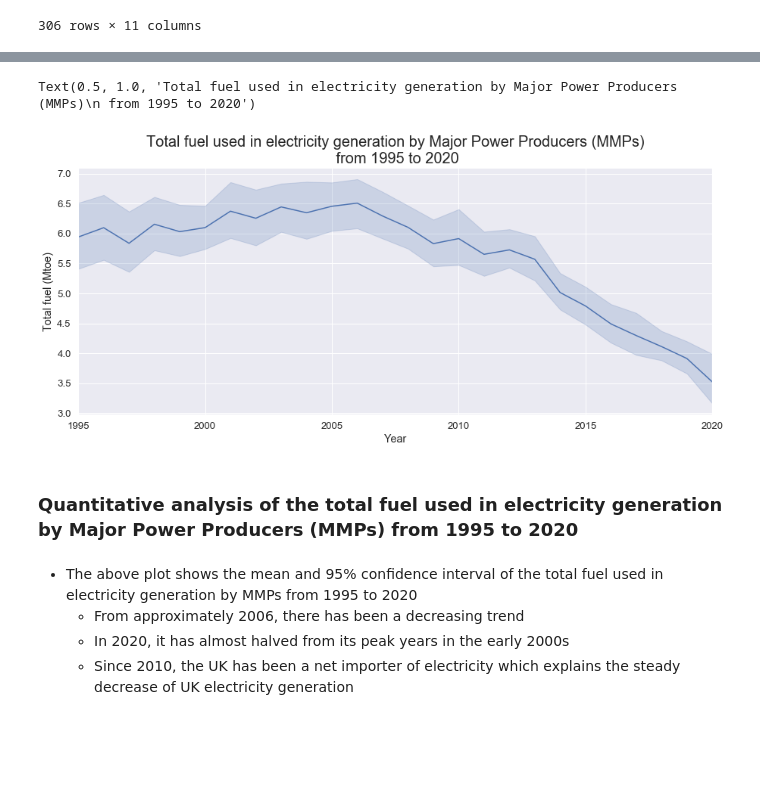
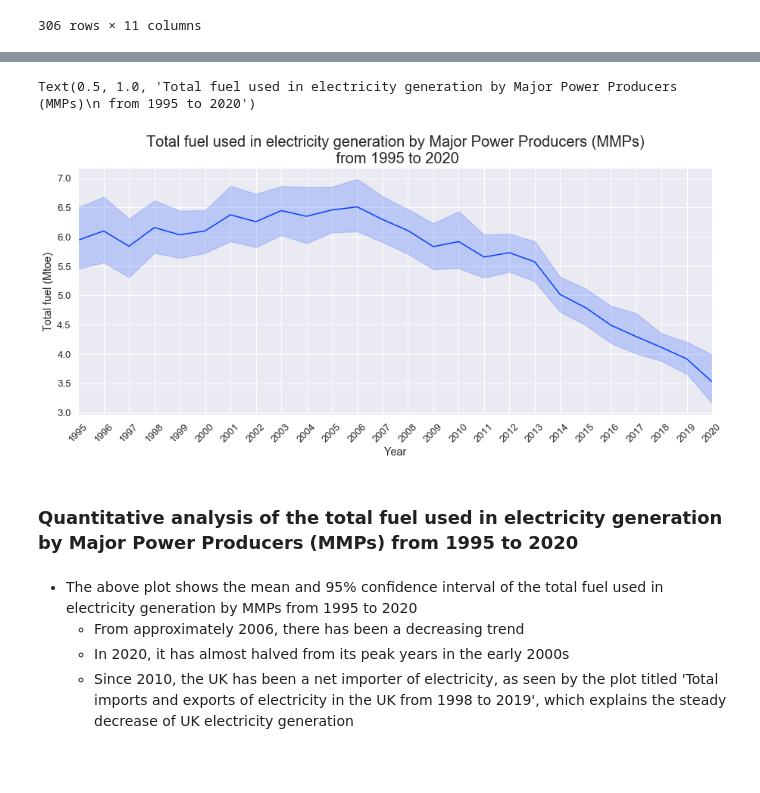
Before and after one commit to abbielms/Big_Data_Challenge_2020, a Jupyter notebook: Big_Data_Challenge_2020.ipynb, the cells around one changed output, grey strips where cells are left out. Drawn from its saved outputs; the diff is of its cells as text; code cells hidden in the pictures.

Commit message:
Add imports/exports of electricity graph to Q3

```diff
--- a/Big_Data_Challenge_2020.ipynb
+++ b/Big_Data_Challenge_2020.ipynb
@@ -39,8 +39,8 @@ def load_excel_data(path, sheet_name=None, index_col=0):
 # %%
 # Load Excel data from Table 5.3, sheet 'Month'
 
-elec_gen_by_MPP_Q2_months = load_excel_data('ET_5.3_AUG_20.xls', sheet_name='Month', index_col=3)
-elec_gen_by_MPP_Q2_months
+elec_gen_by_MPP_months = load_excel_data('ET_5.3_AUG_20.xls', sheet_name='Month', index_col=3)
+elec_gen_by_MPP_months
 # %% [output]
 |  | Unnamed: 0 | Unnamed: 1 | Total | Coal | Oil | Gas | Nuclear | Hydro | Wind | Bioenergy | ... |
 | 0 | NaN | NaN | NaN | NaN | NaN | NaN | NaN | NaN | NaN | NaN | ... |
@@ -56,11 +56,11 @@ elec_gen_by_MPP_Q2_months
 | 307 | Return to contents page | NaN | NaN | NaN | NaN | NaN | NaN | NaN | NaN | NaN | ... |
 308 rows × 11 columns
 # %%
-# Rename unlabled columns from the data set
+# Clean data set from Excel Table 5.3
 
-elec_gen_by_MPP_Q2_months_clean = elec_gen_by_MPP_Q2_months.rename(columns = {'Unnamed: 0':'Year', 'Unnamed: 1':'Month'})\
+elec_gen_by_MPP_months_clean = elec_gen_by_MPP_months.rename(columns = {'Unnamed: 0':'Year', 'Unnamed: 1':'Month'})\
                                                             .drop(index=[0, 307])
-elec_gen_by_MPP_Q2_months_clean
+elec_gen_by_MPP_months_clean
 # %% [output]
 |  | Year | Month | Total | Coal | Oil | Gas | Nuclear | Hydro | Wind | Bioenergy | Solar |
 | 1 | 1995 | January | 6.300000 | 3.495000 | 0.358300 | 0.874000 | 1.512000 | 0.050300 | .. | .. | .. |
@@ -77,0 +132,24 @@ elec_gen_by_MPP_Q2_months_clean
+# %%
+# Access Total Imports and Total Exports columns from the dataframe
+
+imports_exports_annual_total_im = imports_exports_annual_clean.loc(axis=1)['Total', 'Imports']
+imports_exports_annual_total_ex = imports_exports_annual_clean.loc(axis=1)['Total', 'Exports']
+year = imports_exports_annual_clean.index
+
+# Create plot of total imports and exports of electricity in the UK from 1998 to 2019
+
+fig, ax = plt.subplots(figsize=(15, 6))
+sns.set(font_scale=1.2)
+sns.set_palette('bright')
+
+sns.lineplot(x=year, y=imports_exports_annual_total_im, label='Imports')
+sns.lineplot(x=year, y=imports_exports_annual_total_ex, label='Exports')
+
+ax.set(xlabel='Year', ylabel='Electricity transfers (GWh)')
+plt.xlim(1998, 2019)
+plt.xticks(range(1998, 2020))
+plt.xticks(rotation=45)
+
+ax.set_title('Total imports and exports of electricity in the UK\n from 1998 to 2019', fontsize=20)
+
+ax.legend(prop={'size': 15}, framealpha=1.0)
@@ -78,25 +159,27 @@ elec_gen_by_MPP_Q2_months_clean
 # %%
 # Create a plot of total fuel used in electricity generation by Major Power Producers (MMPs) from 1995 to 2020
 
 fig, ax = plt.subplots(figsize=(15, 6))
 sns.set(font_scale=1.2)
 
-sns.lineplot(data=elec_gen_by_MPP_Q2_months_clean, x='Year', y='Total', ax=ax)
+sns.lineplot(data=elec_gen_by_MPP_months_clean, x='Year', y='Total', ax=ax)
 
 ax.set(xlabel='Year', ylabel='Total fuel (Mtoe)')
 plt.xlim(1995, 2020)
+plt.xticks(range(1995, 2021))
+plt.xticks(rotation=45)
 
 ax.set_title('Total fuel used in electricity generation by Major Power Producers (MMPs)\n from 1995 to 2020', fontsize=20)
 # %% [output]
 Text(0.5, 1.0, 'Total fuel used in electricity generation by Major Power Producers (MMPs)\n from 1995 to 2020')
-[figure, old version]
+[figure, new version]
 # %% [markdown]
 ### Quantitative analysis of the total fuel used in electricity generation by Major Power Producers (MMPs) from 1995 to 2020
 # %% [markdown]
 - The above plot shows the mean and 95% confidence interval of the total fuel used in electricity generation by MMPs from 1995 to 2020
     - From approximately 2006, there has been a decreasing trend
     - In 2020, it has almost halved from its peak years in the early 2000s
-    - Since 2010, the UK has been a net importer of electricity which explains the steady decrease of UK electricity generation
+    - Since 2010, the UK has been a net importer of electricity, as seen by the plot titled 'Total imports and exports of electricity in the UK from 1998 to 2019', which explains the steady decrease of UK electricity generation
 # %% [markdown]
 <br>
 # %%
```
Also changed, not shown: parts of 6 cells of this notebook.
